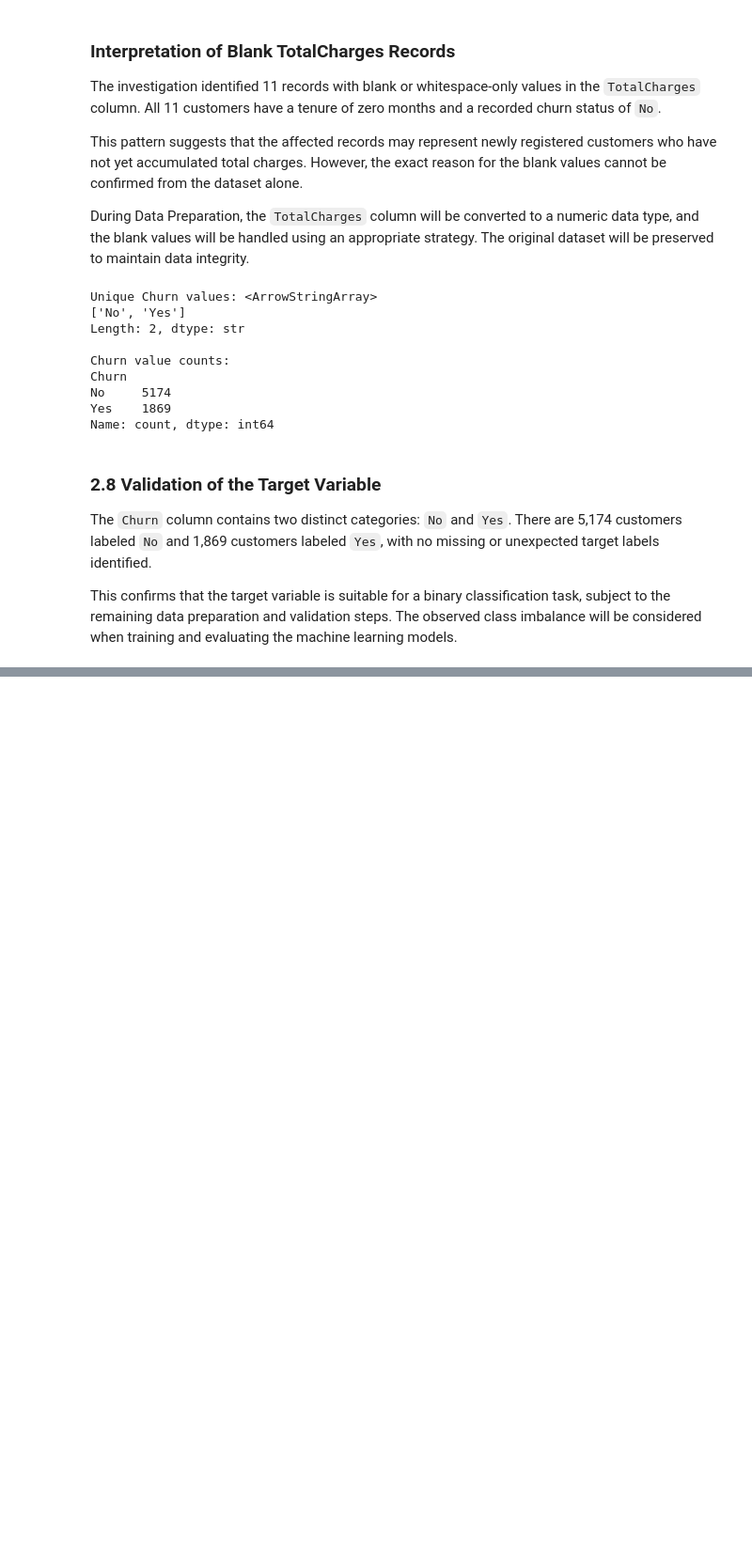
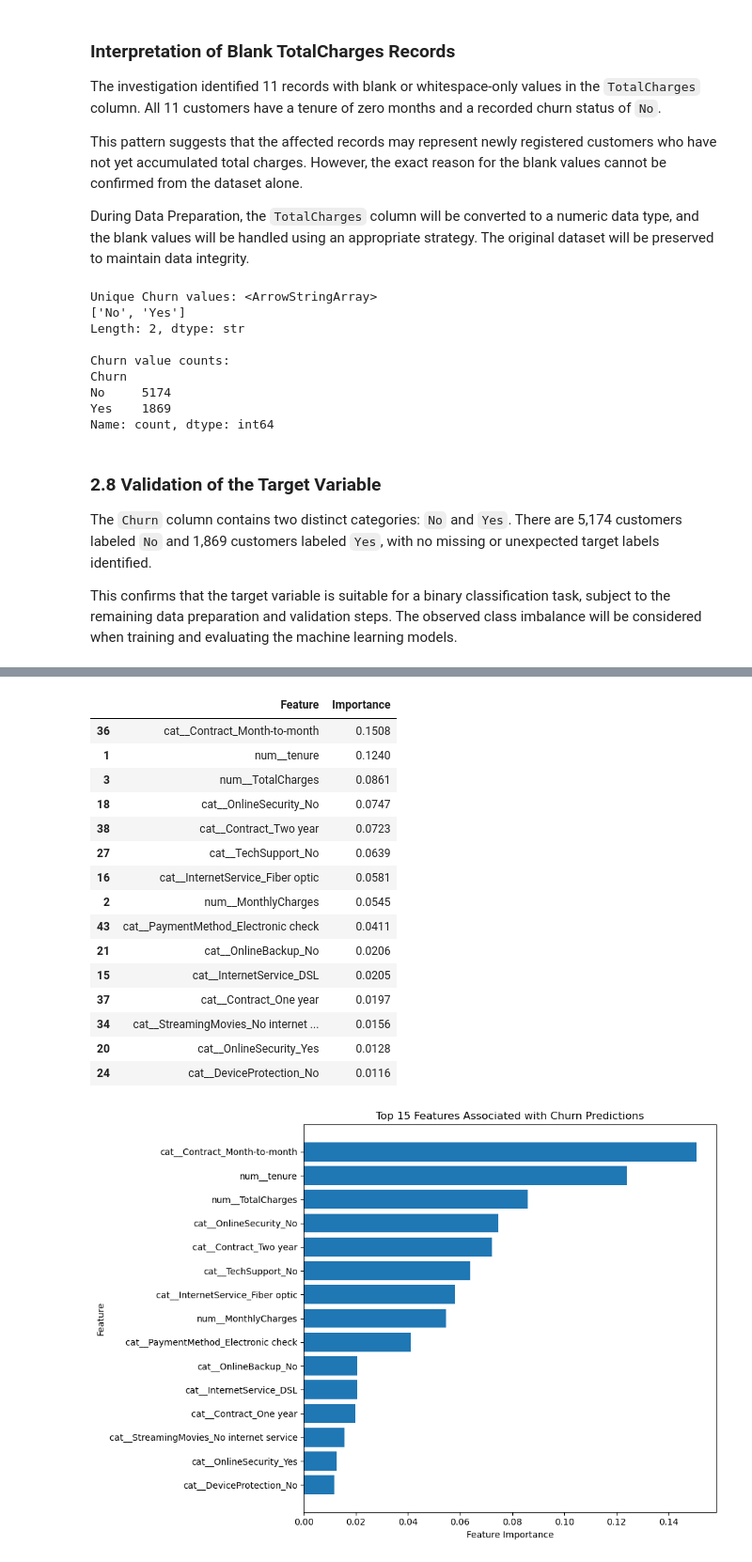
Before and after one commit to arnokboi-commits/telecom-churn-risk-analysis, a Jupyter notebook: churn_root_cause_pipeline.ipynb, the cells around one changed output, grey strips where cells are left out. Shown at 94% size. Saved outputs shown, nothing was run; the diff lists cells and outputs as text; code cells hidden in the pictures; blank space fills up the shorter version.

```diff
--- a/churn_root_cause_pipeline.ipynb
+++ b/churn_root_cause_pipeline.ipynb
@@ -509,0 +1852,61 @@ This confirms that the target variable is suitable for a binary classification t
+# %%
+# Feature Importance Analysis — Regularized Random Forest
+
+import pandas as pd
+import matplotlib.pyplot as plt
+
+# Extract the trained Random Forest model
+rf_model = random_forest_regularized.named_steps["model"]
+
+# Get feature names after preprocessing
+feature_names = (
+    random_forest_regularized
+    .named_steps["preprocessor"]
+    .get_feature_names_out()
+)
+
+# Create a feature importance DataFrame
+feature_importance = pd.DataFrame({
+    "Feature": feature_names,
+    "Importance": rf_model.feature_importances_
+})
+
+# Rank the features by importance
+feature_importance = feature_importance.sort_values(
+    by="Importance",
+    ascending=False
+)
+
+# Display the top 15 features
+display(feature_importance.head(15).round(4))
+
+# Visualize the top 15 features
+top_features = feature_importance.head(15).sort_values(
+    by="Importance"
+)
+
+plt.figure(figsize=(10, 7))
+plt.barh(top_features["Feature"], top_features["Importance"])
+plt.title("Top 15 Features Associated with Churn Predictions")
+plt.xlabel("Feature Importance")
+plt.ylabel("Feature")
+plt.tight_layout()
+plt.show()
+# %% [output]
+|  | Feature | Importance |
+| 36 | cat__Contract_Month-to-month | 0.1508 |
+| 1 | num__tenure | 0.1240 |
+| 3 | num__TotalCharges | 0.0861 |
+| 18 | cat__OnlineSecurity_No | 0.0747 |
+| 38 | cat__Contract_Two year | 0.0723 |
+| 27 | cat__TechSupport_No | 0.0639 |
+| 16 | cat__InternetService_Fiber optic | 0.0581 |
+| 2 | num__MonthlyCharges | 0.0545 |
+| 43 | cat__PaymentMethod_Electronic check | 0.0411 |
+| 21 | cat__OnlineBackup_No | 0.0206 |
+| 15 | cat__InternetService_DSL | 0.0205 |
+| 37 | cat__Contract_One year | 0.0197 |
+| 34 | cat__StreamingMovies_No internet ... | 0.0156 |
+| 20 | cat__OnlineSecurity_Yes | 0.0128 |
+| 24 | cat__DeviceProtection_No | 0.0116 |
+[figure, added]
```
Also changed, not shown: parts of 68 cells of this notebook, 3 other files.
